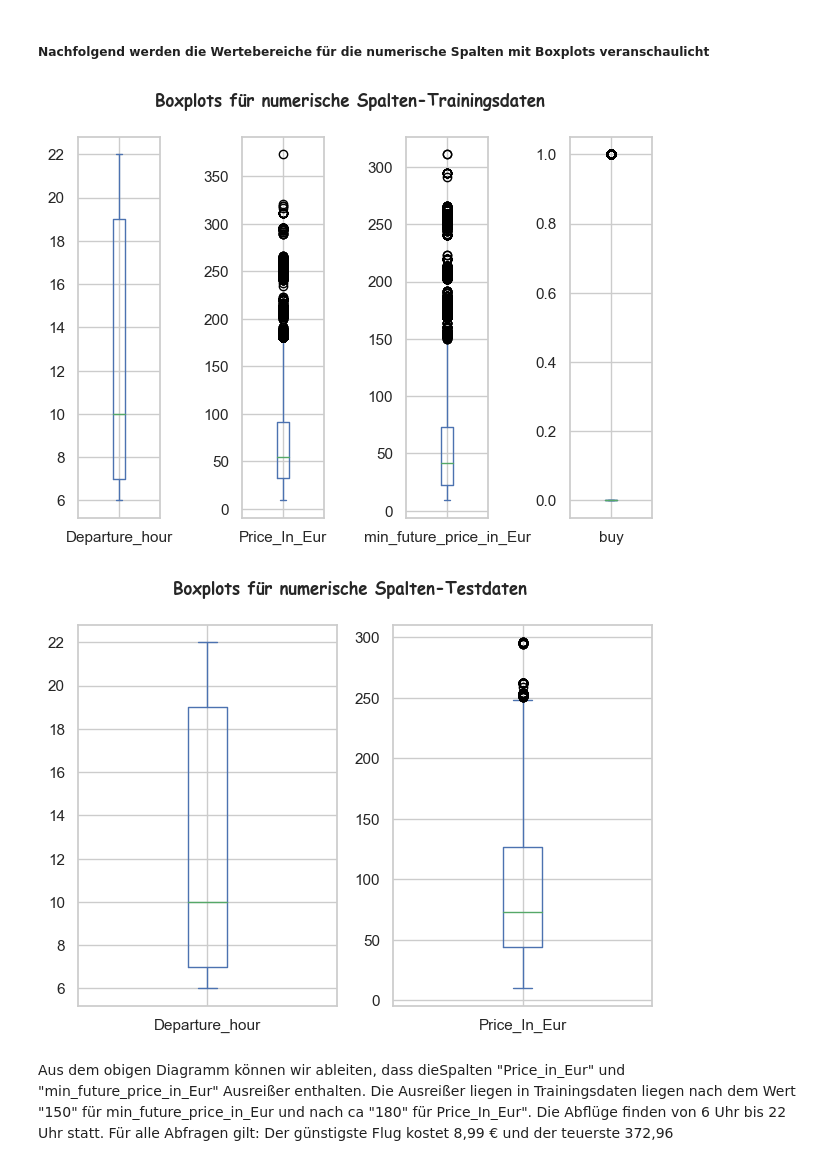
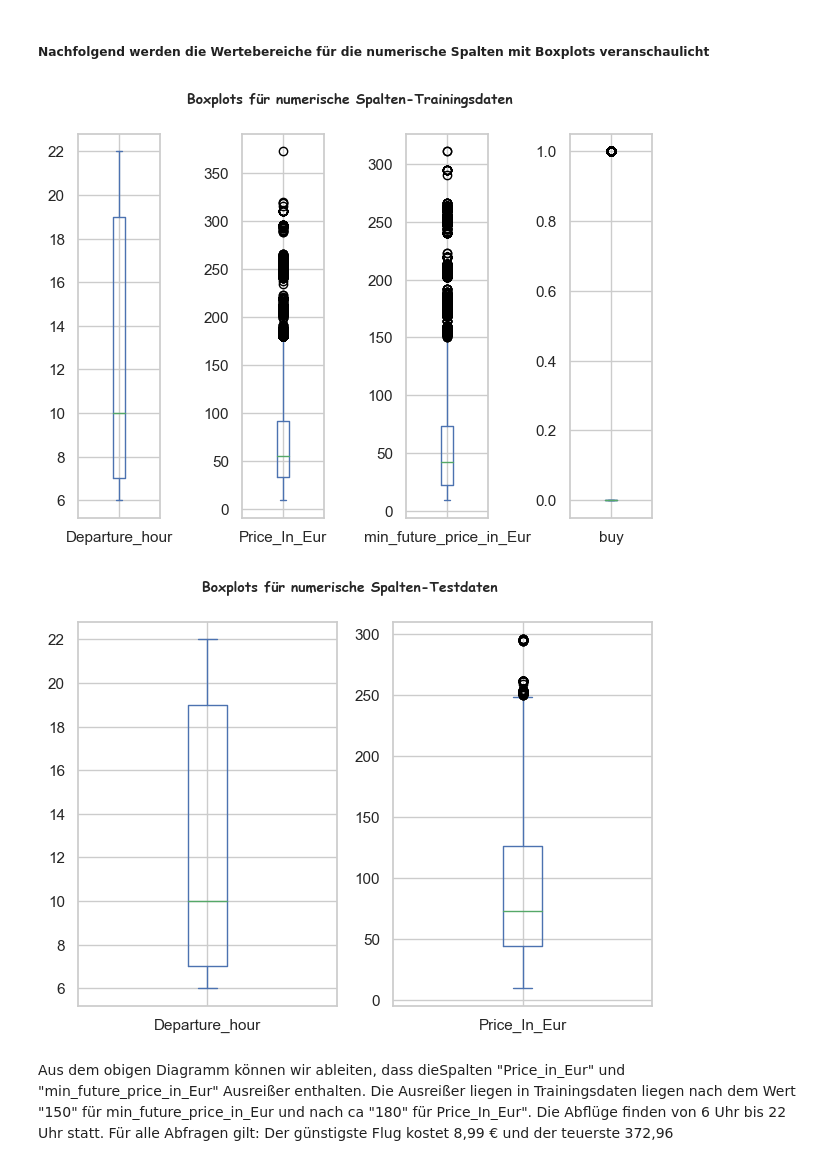
Before and after one commit to hahaha996/Data_Mining_Projekt, a Jupyter notebook: Projekt_DM.ipynb, the cells around one changed output. Cells and saved outputs as stored; diff of their text form; code cells hidden in the pictures.

```diff
--- a/Projekt_DM.ipynb
+++ b/Projekt_DM.ipynb
@@ -131,25 +135,25 @@ Die Statistiken zeigen unterschiedliche statischen Werte von Merkmalen. Je nachd
 # %%
 
 font = font_manager.FontProperties(family='Comic Sans MS',
                                    weight='bold',
-                                   style='normal', size=12)
+                                   style='normal', size=10)
 def Num_Spalten_visuals(dataframe, datentyp):
 
     cols = dataframe.columns
     new_col = []
     for col in cols:
         if (dataframe[col].dtypes == 'int64' or dataframe[col].dtypes == 'float64') and (col != 'index'):
             new_col.append(col)
     dataframe[new_col].plot(subplots=True,kind='box')
     plt.suptitle('Boxplots für numerische Spalten'+ datentyp,fontproperties=font)
     plt.tight_layout()
     plt.show()
 
 Num_Spalten_visuals(flug_df,'-Trainingsdaten')
 Num_Spalten_visuals(flug_df_test,'-Testdaten')
 # %% [output]
-[figure, old version]
+[figure, new version]
-[figure, old version]
+[figure, new version]
 # %% [markdown]
 Aus dem obigen Diagramm können wir ableiten, dass dieSpalten "Price_in_Eur" und "min_future_price_in_Eur" Ausreißer enthalten. Die Ausreißer liegen in Trainingsdaten liegen nach dem Wert "150" für min_future_price_in_Eur und nach ca "180" für Price_In_Eur".
 Die Abflüge finden von 6 Uhr bis 22 Uhr statt. Für alle Abfragen gilt: Der günstigste Flug kostet 8,99 € und der teuerste 372,96
```
Also changed, not shown: parts of 46 cells of this notebook.
